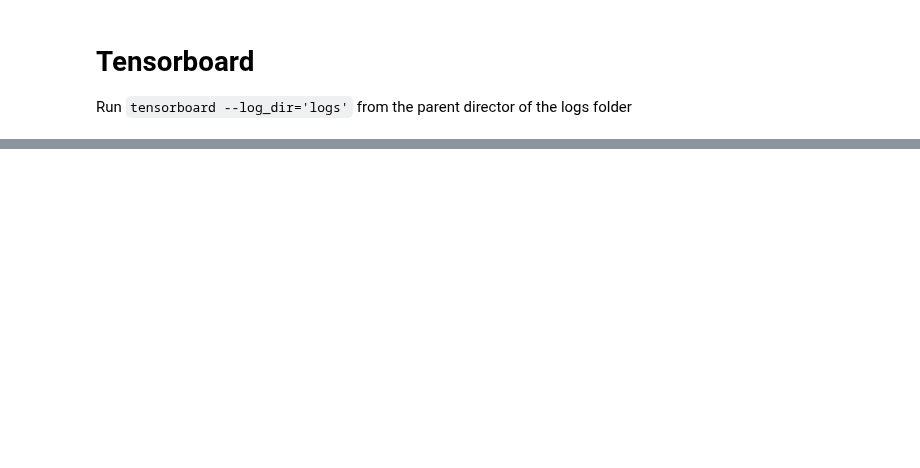
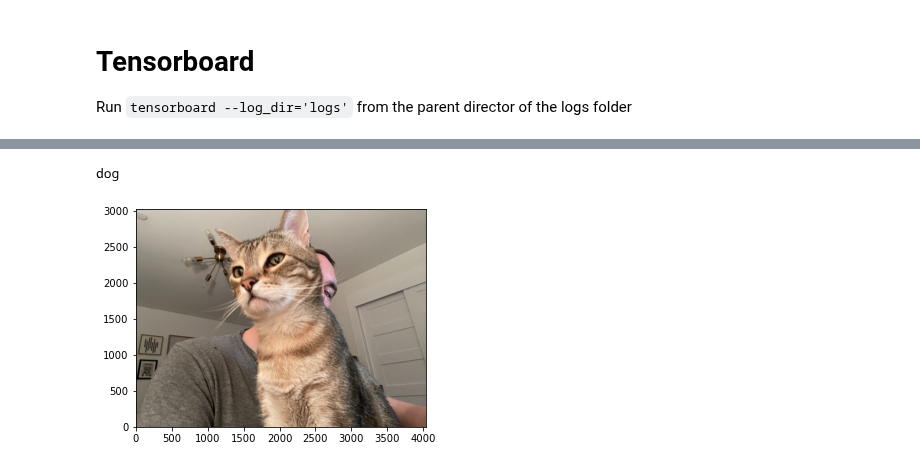
Before and after one commit to broepke/DATA110, a Jupyter notebook: Week 14/Deep-Learning-6.ipynb, the cells around one changed output, grey strips where cells are left out. Drawn from its saved outputs; the diff is of its cells as text; code cells hidden in the pictures; blank space fills up the shorter version.

```diff
--- a/Week 14/Deep-Learning-6.ipynb
+++ b/Week 14/Deep-Learning-6.ipynb
@@ -16,4 +16,4 @@ def prepare(filepath):
     new_array = cv2.resize(img_array, (img_size, img_size))
     return new_array.reshape(-1, img_size, img_size, 1)
 # %%
-model = tf.keras.models.load_model('dogcat.model')
+model = tf.keras.models.load_model('cats-and-dogs.model')
@@ -30,9 +33,12 @@ print(categories[int(prediction[0][0])])
 # %%
 image_raw = imread("hunter.jpeg")
-plt.imshow(image_raw)
+plt.imshow(image_raw, origin='lower')
 
 prediction = model.predict([prepare('hunter.jpeg')])
 print(categories[int(prediction[0][0])])
+# %% [output]
+dog
+[figure, added]
 # %%
 image_raw = imread("boys.jpg")
 plt.imshow(image_raw)
```
Also changed, not shown: parts of 5 cells of this notebook, 6 other files.
